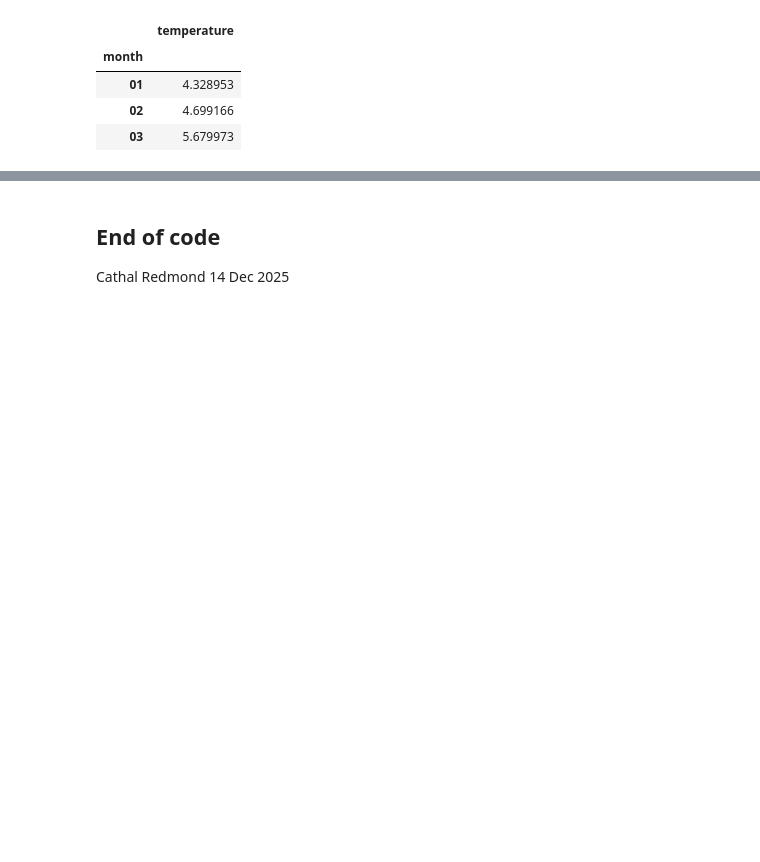
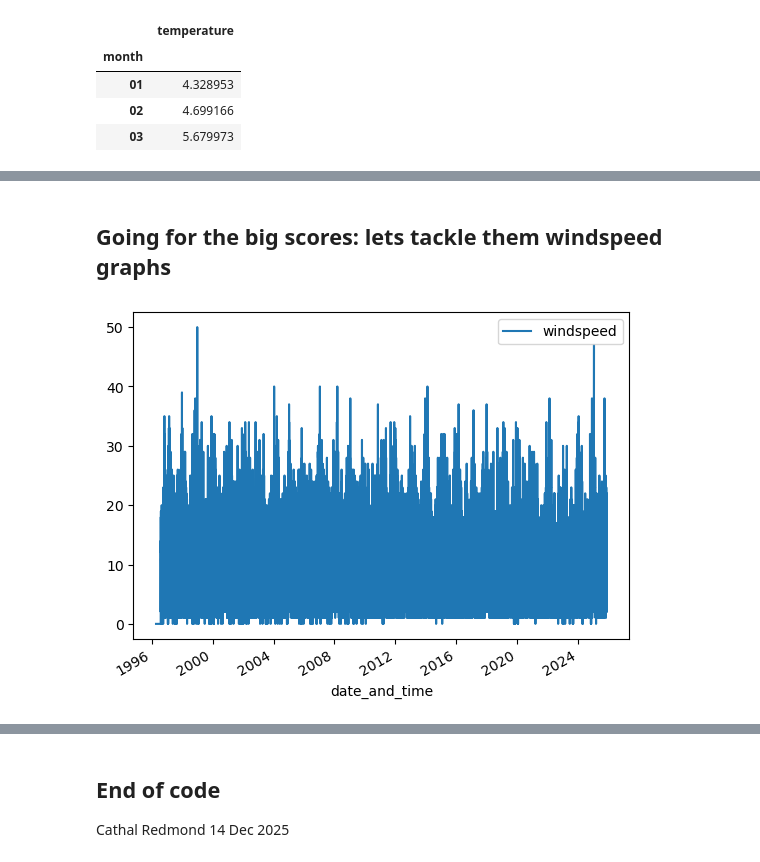
Before and after one commit to cathalred88/PFDA, a Jupyter notebook: assignments/assignment06_Weather.ipynb, the cells around one changed output, grey strips where cells are left out. Drawn from its saved outputs; the diff is of its cells as text; code cells hidden in the pictures; blank space fills up the shorter version.

```diff
--- a/assignments/assignment06_Weather.ipynb
+++ b/assignments/assignment06_Weather.ipynb
@@ -137,0 +138,8 @@ plt.show
+# %%
+# Convert the windspeed data into floating point format
+# replace empty or error data with interpolated data from the surrounding data. in this case, we have chosen to use linear interpertation for this task
+df['windspeed'] = df['windspeed'].interpolate(method='linear')
+df['windspeed'] = df['windspeed'].astype('float',errors='ignore')
+print(df['windspeed'].describe())
+print(df['windspeed'])
+df.head(5)
@@ -137,0 +170,18 @@ plt.show
+# %% [markdown]
+## Going for the big scores: lets tackle them windspeed graphs
+# %%
+# ensure windspeed is numeric, coerce non-numeric to NaN then interpolate
+df['windspeed'] = pd.to_numeric(df['windspeed'], errors='coerce')
+df['windspeed'] = df['windspeed'].interpolate(method='linear')
+
+df['winddir'] = pd.to_numeric(df['winddir'], errors='coerce')
+df['winddir'] = df['winddir'].interpolate(method='linear')
+# %%
+# now plot
+
+df.plot('date_and_time', 'windspeed')
+plt.xlabel='date_and_time'
+plt.ylabel=("Windspeed")
+plt.title=("Windspeed over Time")
+# %% [output]
+[figure, added]
```
Also changed, not shown: parts of 13 cells of this notebook.
